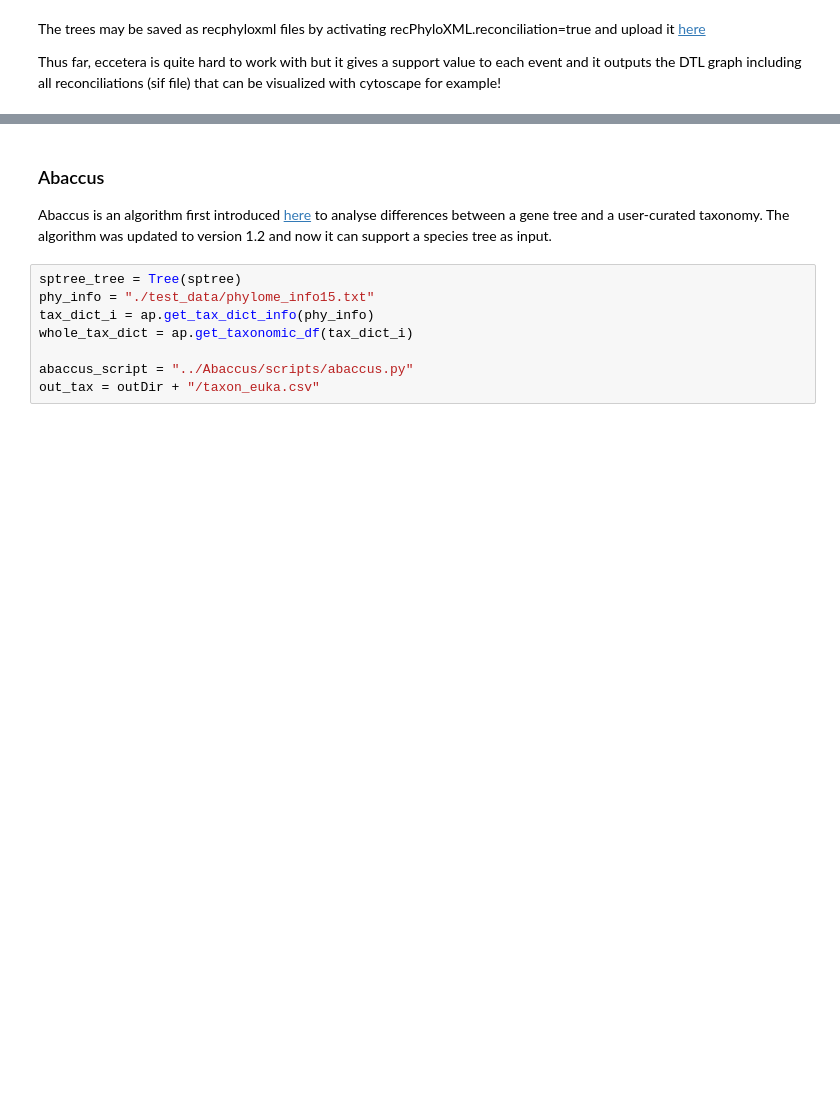
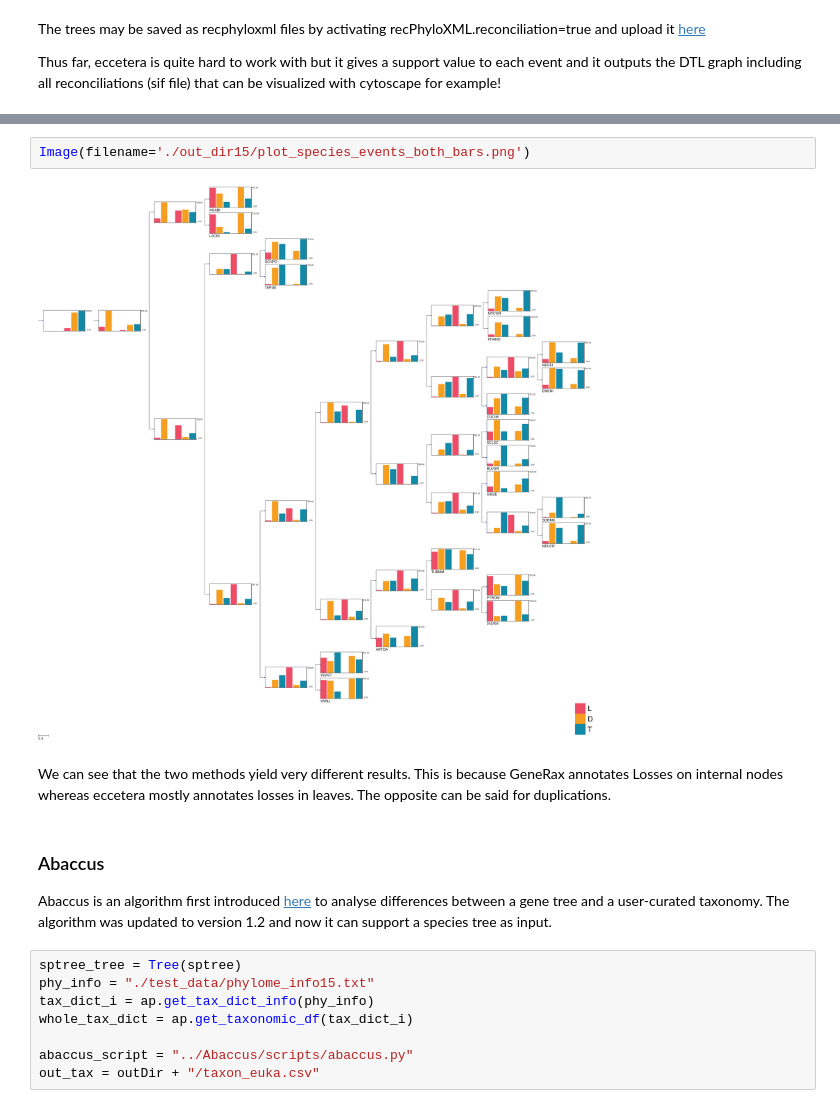
Before and after one commit to Gabaldonlab/phylome_analysis_giaco, a Jupyter notebook: examples/example_disc.ipynb, the cells around one changed output, grey strips where cells are left out. Saved outputs shown, nothing was run; the diff lists cells and outputs as text; blank space fills up the shorter version.

```diff
--- a/examples/example_disc.ipynb
+++ b/examples/example_disc.ipynb
@@ -182,3 +280,9 @@ Thus far, eccetera is quite hard to work with but it gives a support value to ea
+# %%
+Image(filename='./out_dir15/plot_species_events_both_bars.png')
+# %% [output]
+[figure, added]
+# %% [markdown]
+We can see that the two methods yield very different results. This is because GeneRax annotates Losses on internal nodes whereas eccetera mostly annotates losses in leaves. The opposite can be said for duplications.
 # %% [markdown]
 ### Abaccus
 
```
Also changed, not shown: parts of 18 cells of this notebook, 2 other files.
